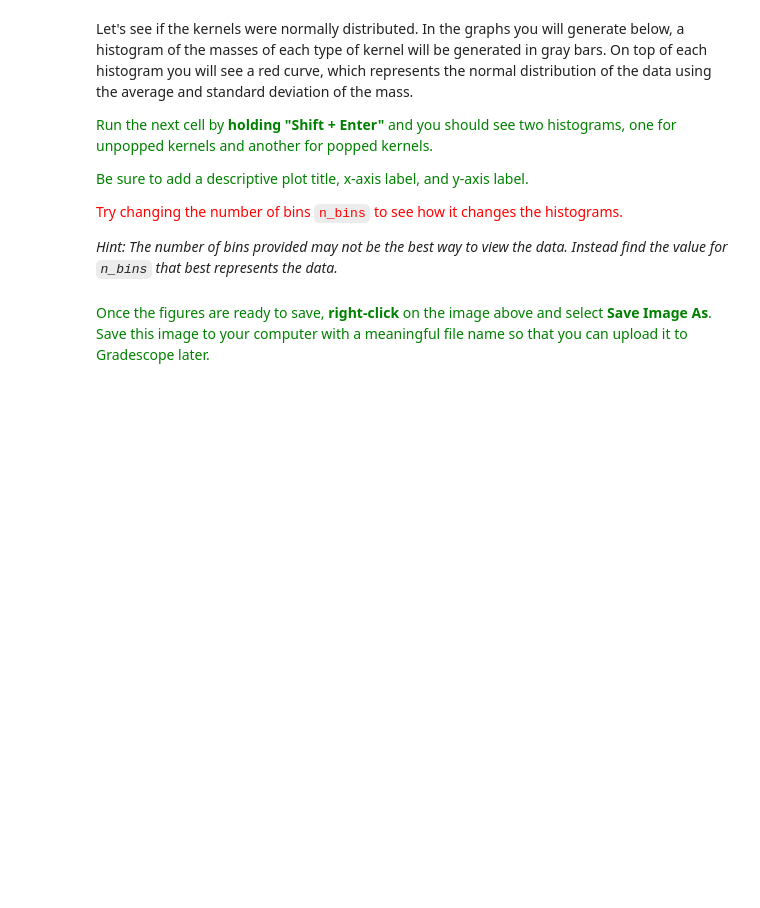
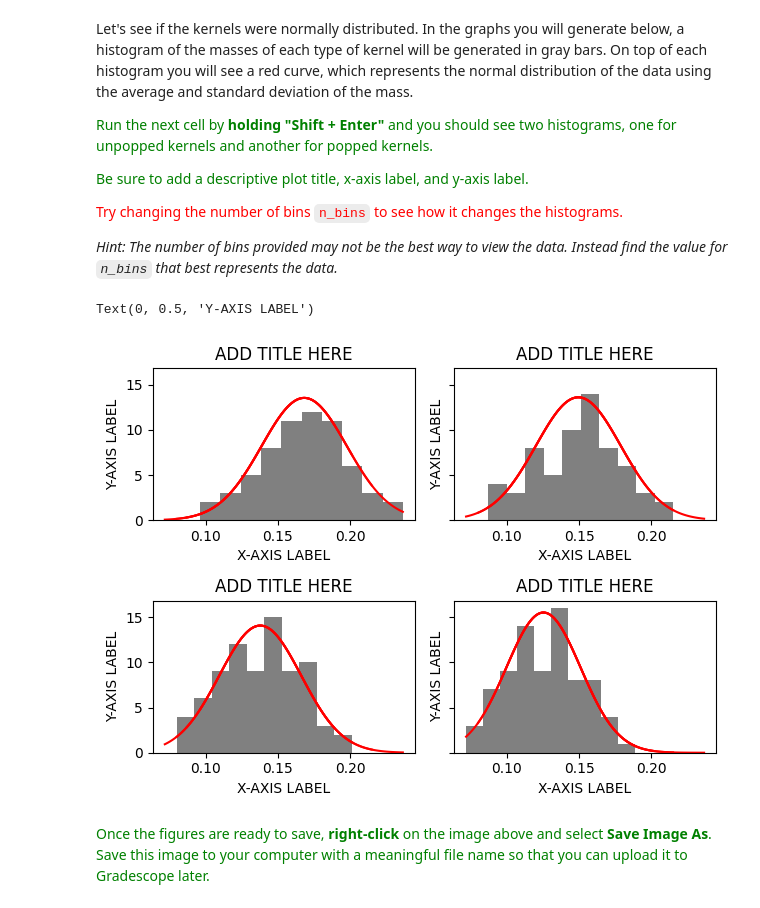
Before and after one commit to erinetaylor/AChemLab, a Jupyter notebook: KernelQuestII.ipynb, the cells around one changed output. Saved outputs shown, nothing was run; the diff lists cells and outputs as text; code cells hidden in the pictures; blank space fills up the shorter version.

```diff
--- a/KernelQuestII.ipynb
+++ b/KernelQuestII.ipynb
@@ -184,7 +242,7 @@ Let's see if the kernels were normally distributed. In the graphs you will gener
 
 *Hint: The number of bins provided may not be the best way to view the data. Instead find the value for `n_bins` that best represents the data.*</font>
 # %%
-n_bins = 20
+n_bins = 10
 fig, axs = plt.subplots(2, 2, sharey=True, tight_layout=True)
 xg=np.linspace(np.min(data),np.max(data),100)
 
@@ -196,33 +254,36 @@ plt.plot(xg,OR_Unpopped_gaussian,'r')
 plt.title("ADD TITLE HERE")
 plt.xlabel("X-AXIS LABEL")
 plt.ylabel("Y-AXIS LABEL")
 
 #Orville Redenbacher Popped Histogram
 plt.subplot(2,2,2)
 plt.hist(OR_Popped, bins=n_bins, color = "gray")
 OR_Popped_gaussian = 1.0/(OR_Popped_StandardDeviation*(np.sqrt(2*np.pi)))*np.exp((-0.5*((xg-OR_Popped_AverageMass)/(OR_Popped_StandardDeviation))**2))
 plt.plot(xg,OR_Popped_gaussian,'r')
 plt.title("ADD TITLE HERE")
 plt.xlabel("X-AXIS LABEL")
 plt.ylabel("Y-AXIS LABEL")
 
 #Signature Select Unpopped Histogram
 plt.subplot(2,2,3)
 plt.hist(SS_Unpopped, bins=n_bins, color = "gray")
 SS_Unpopped_gaussian = 1.0/(SS_Unpopped_StandardDeviation*(np.sqrt(2*np.pi)))*np.exp((-0.5*((xg-SS_Unpopped_AverageMass)/(SS_Unpopped_StandardDeviation))**2))
 plt.plot(xg,SS_Unpopped_gaussian,'r')
 plt.title("ADD TITLE HERE")
 plt.xlabel("X-AXIS LABEL")
 plt.ylabel("Y-AXIS LABEL")
 
 #Signature Select Popped Histogram
 plt.subplot(2,2,4)
 plt.hist(SS_Popped, bins=n_bins, color = "gray")
 SS_Popped_gaussian = 1.0/(SS_Popped_StandardDeviation*(np.sqrt(2*np.pi)))*np.exp((-0.5*((xg-SS_Popped_AverageMass)/(SS_Popped_StandardDeviation))**2))
 plt.plot(xg,SS_Popped_gaussian,'r')
 plt.title("ADD TITLE HERE")
 plt.xlabel("X-AXIS LABEL")
 plt.ylabel("Y-AXIS LABEL")
+# %% [output]
+Text(0, 0.5, 'Y-AXIS LABEL')
+[figure, added]
 # %% [markdown]
 <font color='green'>Once the figures are ready to save, **right-click** on the image above and select **Save Image As**. Save this image to your computer with a meaningful file name so that you can upload it to Gradescope later.
 # %% [markdown]
```
Also changed, not shown: parts of 16 cells of this notebook.
